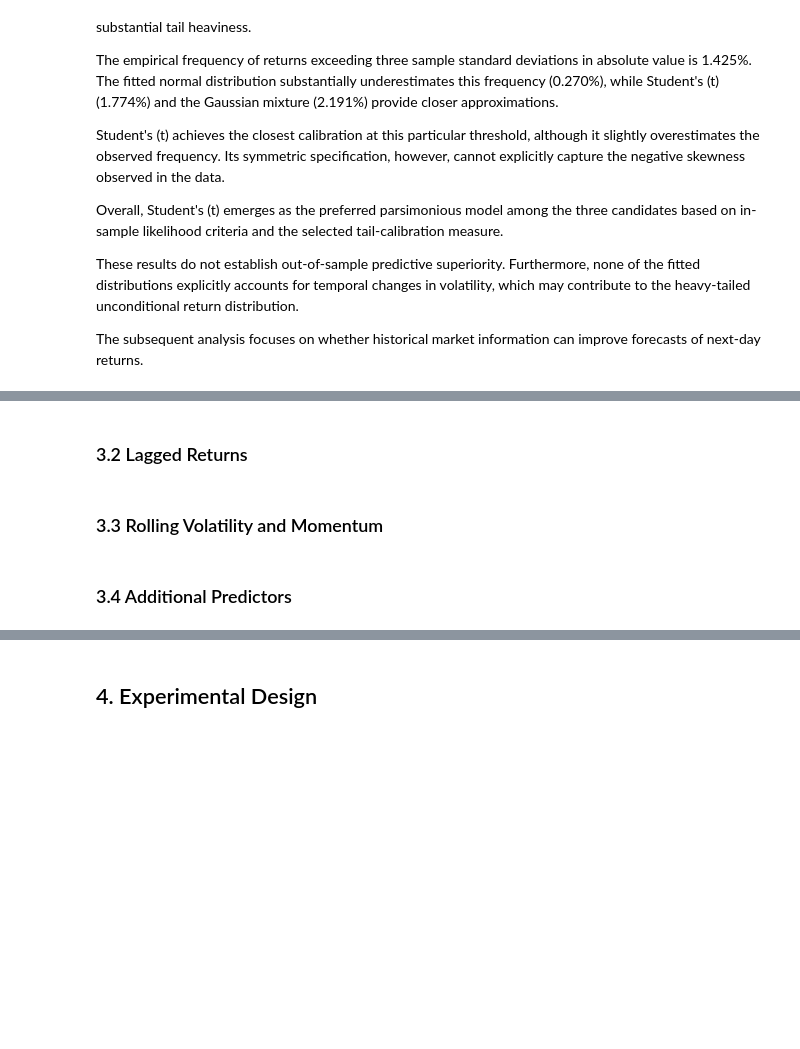
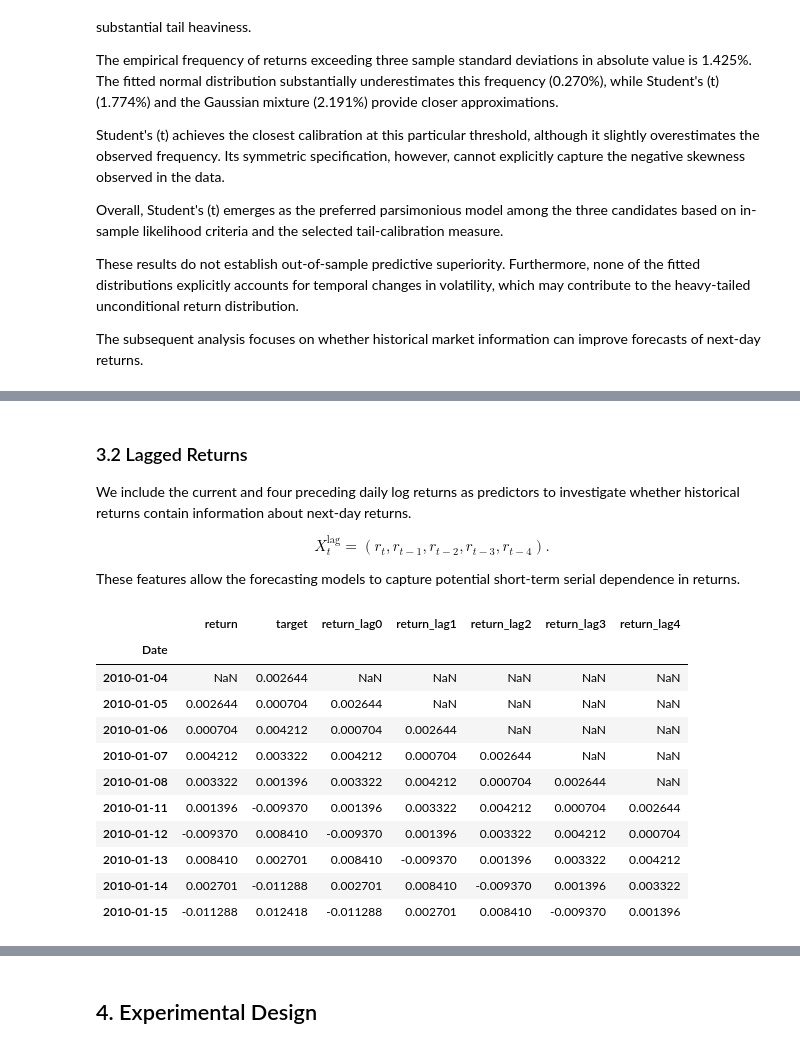
Before and after one commit to minjee-kim/financial-forecasting, a Jupyter notebook: analysis.ipynb, the cells around one changed output, grey strips where cells are left out. Cells and saved outputs as stored; diff of their text form; code cells hidden in the pictures; blank space fills up the shorter version.

```diff
--- a/analysis.ipynb
+++ b/analysis.ipynb
@@ -606,6 +637,32 @@ The subsequent analysis focuses on whether historical market information can imp
 # %% [markdown]
 ### 3.2 Lagged Returns
+
+We include the current and four preceding daily log returns as predictors to investigate whether historical returns contain information about next-day returns.
+
+$$
+X_t^{\mathrm{lag}}=(r_t,r_{t-1},r_{t-2},r_{t-3},r_{t-4}).
+$$
+
+These features allow the forecasting models to capture potential short-term serial dependence in returns.
-# %% [markdown]
-### 3.3 Rolling Volatility and Momentum
-# %% [markdown]
-### 3.4 Additional Predictors
+# %%
+for lag in range(5):
+    spy[f"return_lag{lag}"] = spy["return"].shift(lag)
+
+columns = ["return", "target"] + [
+    f"return_lag{i}" for i in range(5)
+]
+
+display(spy[columns].head(10))
+# %% [output]
+|  | return | target | return_lag0 | return_lag1 | return_lag2 | return_lag3 | return_lag4 |
+| Date |  |  |  |  |  |  |  |
+| 2010-01-04 | NaN | 0.002644 | NaN | NaN | NaN | NaN | NaN |
+| 2010-01-05 | 0.002644 | 0.000704 | 0.002644 | NaN | NaN | NaN | NaN |
+| 2010-01-06 | 0.000704 | 0.004212 | 0.000704 | 0.002644 | NaN | NaN | NaN |
+| 2010-01-07 | 0.004212 | 0.003322 | 0.004212 | 0.000704 | 0.002644 | NaN | NaN |
+| 2010-01-08 | 0.003322 | 0.001396 | 0.003322 | 0.004212 | 0.000704 | 0.002644 | NaN |
+| 2010-01-11 | 0.001396 | -0.009370 | 0.001396 | 0.003322 | 0.004212 | 0.000704 | 0.002644 |
+| 2010-01-12 | -0.009370 | 0.008410 | -0.009370 | 0.001396 | 0.003322 | 0.004212 | 0.000704 |
+| 2010-01-13 | 0.008410 | 0.002701 | 0.008410 | -0.009370 | 0.001396 | 0.003322 | 0.004212 |
+| 2010-01-14 | 0.002701 | -0.011288 | 0.002701 | 0.008410 | -0.009370 | 0.001396 | 0.003322 |
+| 2010-01-15 | -0.011288 | 0.012418 | -0.011288 | 0.002701 | 0.008410 | -0.009370 | 0.001396 |
```
Also changed, not shown: parts of 9 cells of this notebook.
